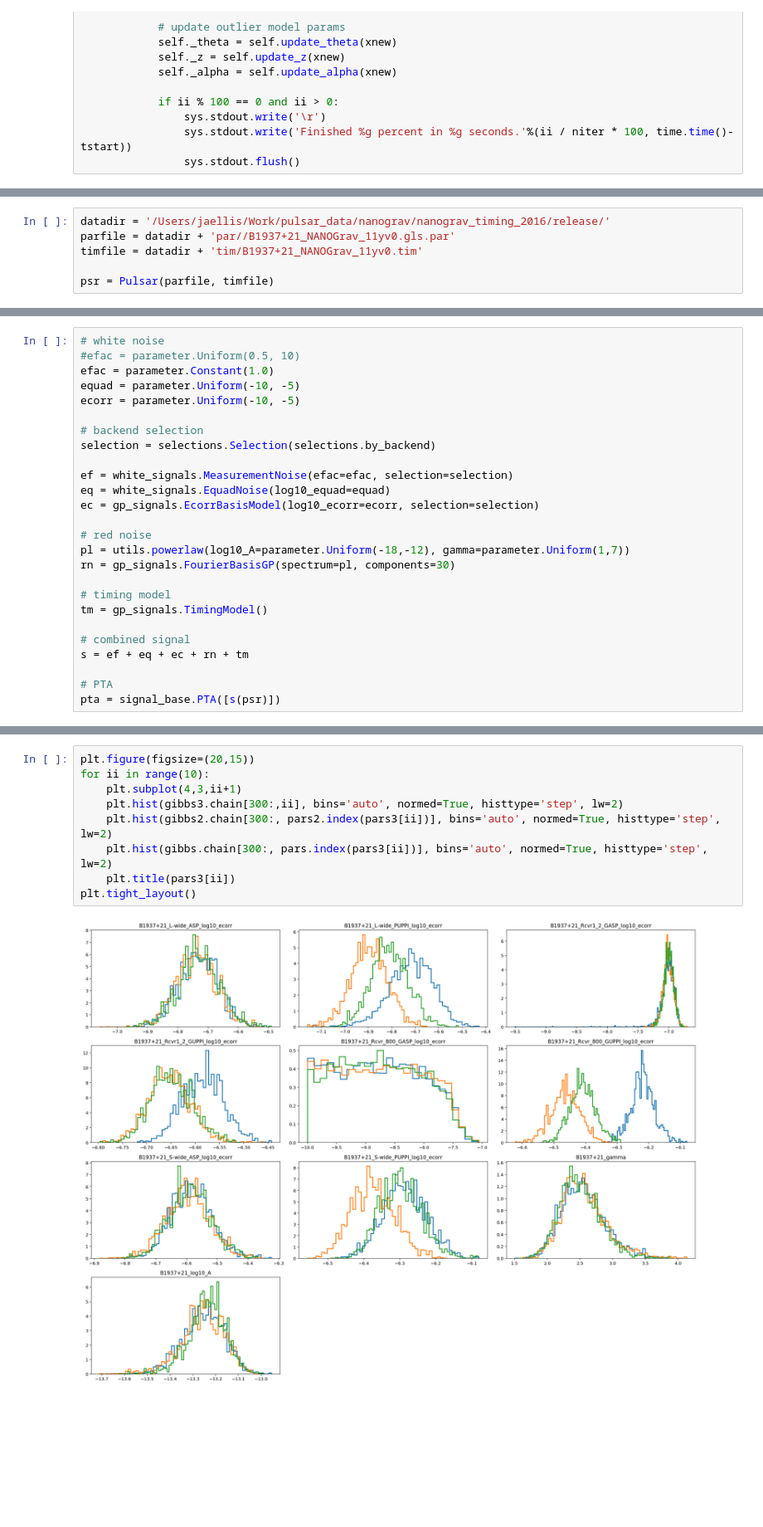
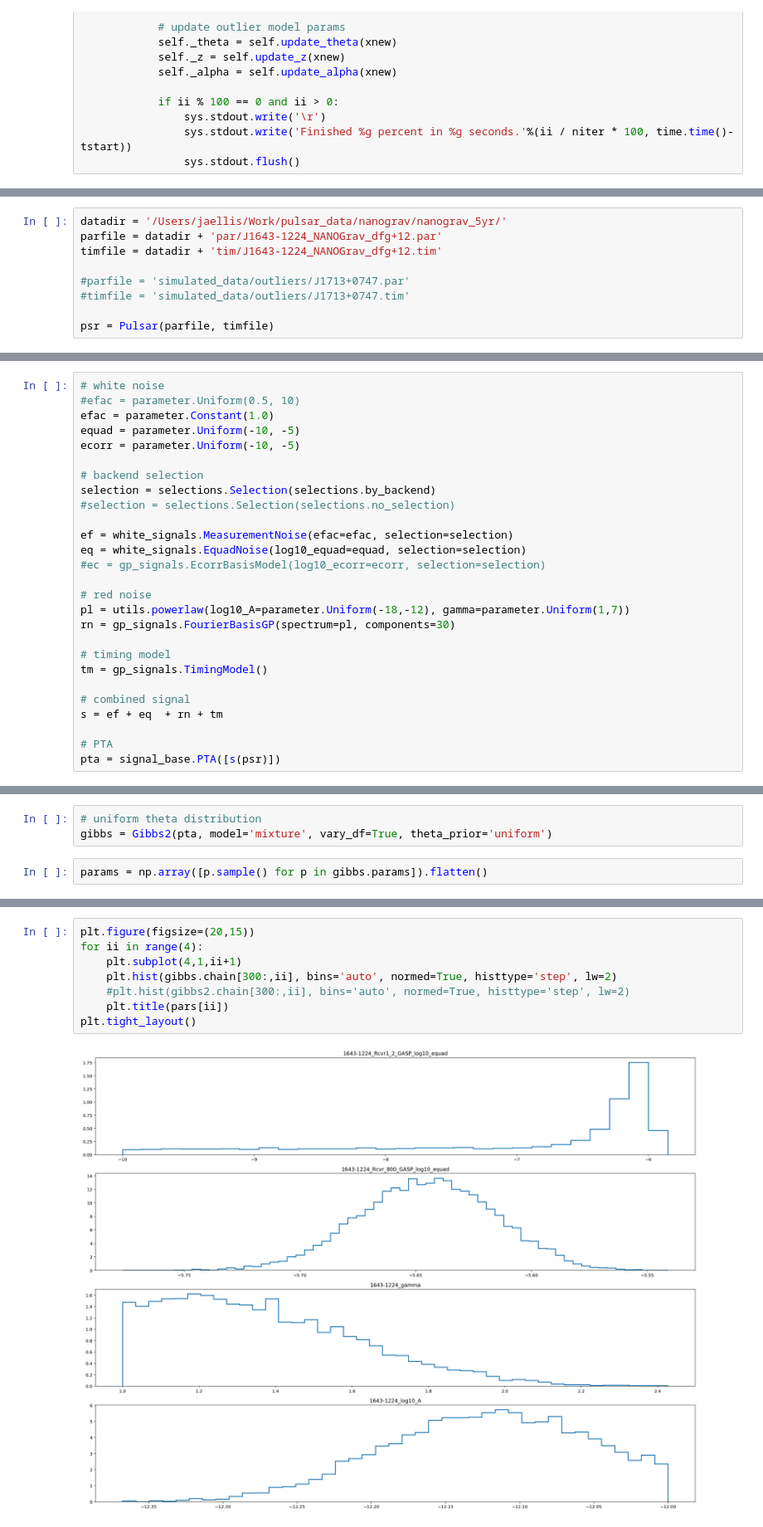
Before and after one commit to aniwl/gibbs_student_t, a Jupyter notebook: gibbs_likelihood.ipynb, the cells around one changed output, grey strips where cells are left out. Shown: that part at 83% size. Saved outputs shown, nothing was run; the diff lists cells and outputs as text; blank space fills up the shorter version.

```diff
--- a/gibbs_likelihood.ipynb
+++ b/gibbs_likelihood.ipynb
@@ -333,7 +685,10 @@ class Gibbs(object):
 # %%
-datadir = '/Users/jaellis/Work/pulsar_data/nanograv/nanograv_timing_2016/release/'
-parfile = datadir + 'par//B1937+21_NANOGrav_11yv0.gls.par'
-timfile = datadir + 'tim/B1937+21_NANOGrav_11yv0.tim'
+datadir = '/Users/jaellis/Work/pulsar_data/nanograv/nanograv_5yr/'
+parfile = datadir + 'par/J1643-1224_NANOGrav_dfg+12.par'
+timfile = datadir + 'tim/J1643-1224_NANOGrav_dfg+12.tim'
+
+#parfile = 'simulated_data/outliers/J1713+0747.par'
+#timfile = 'simulated_data/outliers/J1713+0747.tim'
 
 psr = Pulsar(parfile, timfile)
 # %% [output]
@@ -351,10 +702,11 @@ ecorr = parameter.Uniform(-10, -5)
 
 # backend selection
 selection = selections.Selection(selections.by_backend)
+#selection = selections.Selection(selections.no_selection)
 
 ef = white_signals.MeasurementNoise(efac=efac, selection=selection)
-eq = white_signals.EquadNoise(log10_equad=equad)
-ec = gp_signals.EcorrBasisModel(log10_ecorr=ecorr, selection=selection)
+eq = white_signals.EquadNoise(log10_equad=equad, selection=selection)
+#ec = gp_signals.EcorrBasisModel(log10_ecorr=ecorr, selection=selection)
 
 # red noise
 pl = utils.powerlaw(log10_A=parameter.Uniform(-18,-12), gamma=parameter.Uniform(1,7))
@@ -364,7 +716,7 @@ rn = gp_signals.FourierBasisGP(spectrum=pl, components=30)
 tm = gp_signals.TimingModel()
 
 # combined signal
-s = ef + eq + ec + rn + tm
+s = ef + eq  + rn + tm
 
 # PTA
 pta = signal_base.PTA([s(psr)])
@@ -393,3 +734,8 @@ params3 = np.array([p.sample() for p in gibbs3.params]).flatten()
+# %%
+# uniform theta distribution
+gibbs = Gibbs2(pta, model='mixture', vary_df=True, theta_prior='uniform')
+# %%
+params = np.array([p.sample() for p in gibbs.params]).flatten()
 # %%
 %timeit -n5 gibbs.update_alpha(params)
 %timeit -n5 gibbs.update_theta(params)
@@ -429,11 +763,10 @@ pp = pars3[:-1]
 # %%
 plt.figure(figsize=(20,15))
-for ii in range(10):
-    plt.subplot(4,3,ii+1)
-    plt.hist(gibbs3.chain[300:,ii], bins='auto', normed=True, histtype='step', lw=2)
-    plt.hist(gibbs2.chain[300:, pars2.index(pars3[ii])], bins='auto', normed=True, histtype='step', lw=2)
-    plt.hist(gibbs.chain[300:, pars.index(pars3[ii])], bins='auto', normed=True, histtype='step', lw=2)
-    plt.title(pars3[ii])
+for ii in range(4):
+    plt.subplot(4,1,ii+1)
+    plt.hist(gibbs.chain[300:,ii], bins='auto', normed=True, histtype='step', lw=2)
+    #plt.hist(gibbs2.chain[300:,ii], bins='auto', normed=True, histtype='step', lw=2)
+    plt.title(pars[ii])
 plt.tight_layout()
 # %% [output]
-[figure, old version]
+[figure, new version]
```
Also changed, not shown: parts of 28 cells of this notebook, 1 other file.
